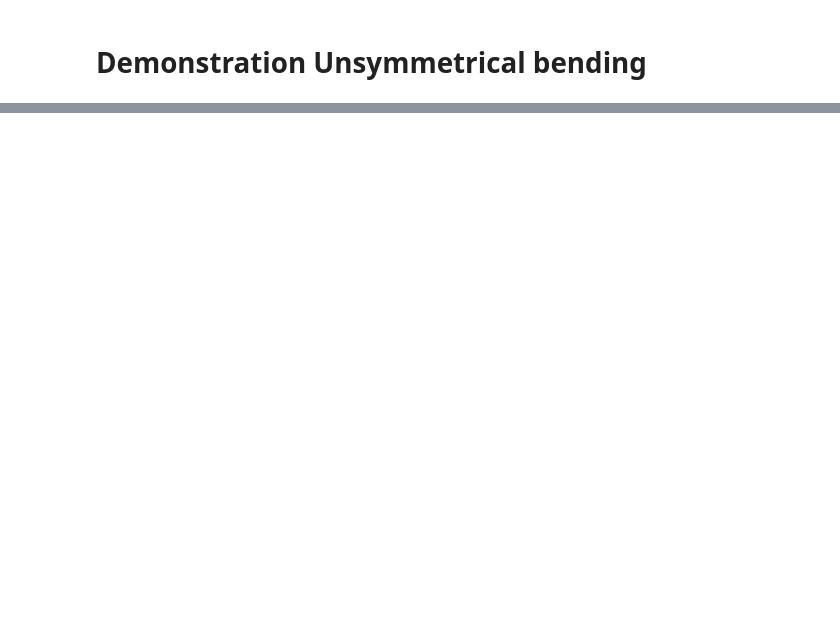
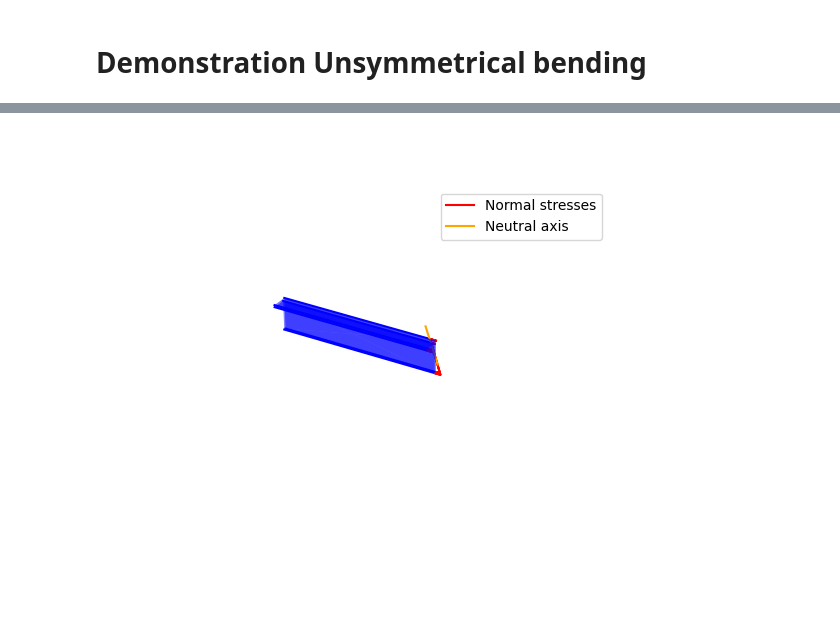
Before and after one commit to TeachBooks/Structural-Mechanics-4, a Jupyter notebook: book/advanced_structural_mechanics/unsymmetrical_bending.ipynb, the cells around one changed output, grey strips where cells are left out. Cells and saved outputs as stored; diff of their text form; code cells hidden in the pictures; blank space fills up the shorter version.

```diff
--- a/book/advanced_structural_mechanics/unsymmetrical_bending.ipynb
+++ b/book/advanced_structural_mechanics/unsymmetrical_bending.ipynb
@@ -49,6 +54,8 @@ u = - y * phi_z + z * phi_y
 w_y_num = sym.lambdify([x,F_z,F_y],w_y.subs(sol).rewrite(sym.Piecewise))
 w_z_num = sym.lambdify([x,F_z,F_y],w_z.subs(sol).rewrite(sym.Piecewise))
 u_num = sym.lambdify([x,F_z,F_y,y,z],u.subs(sol).rewrite(sym.Piecewise))
+sigma = sym.lambdify([x,F_z,F_y,y,z],sigma.subs(sol).rewrite(sym.Piecewise))
+neutral_axis = sym.lambdify([x,F_z,F_y,y],neutral_axis.subs(sol).rewrite(sym.Piecewise))
 # %%
 import matplotlib.pyplot as plt
 import numpy as np
@@ -139,0 +147,94 @@ interactive(children=(IntSlider(value=20, description='Fz:', max=40), IntSlider(
+# %%
+Fz_slider = widgets.IntSlider(value=27, min=0, max=40, step=1, description='Fz:')
+Fy_slider = widgets.IntSlider(value=9, min=0, max=40, step=1, description='Fy:')
+x_slider = widgets.IntSlider(value=750, min=0, max=1500, step=50, description='x:')
+
+sigma_left = sigma(np.linspace(0,1500,100),40,40,75-15.83,-51.67)
+sigma_right = sigma(np.linspace(0,1500,100),40,40,-15.83,-51.67)
+sigma_bottom = sigma(np.linspace(0,1500,100),40,40,-15.83,150-51.67)
+sigma_max = max(max(sigma_left),max(sigma_right),max(sigma_bottom))
+
+scale = 1/sigma_max*100
+
+fig = plt.figure()
+ax = fig.add_subplot(111, projection='3d')
+
+saved_elev, saved_azim = ax.elev, ax.azim
+
+ax.set_ylim3d(-16, 100)
+ax.set_zlim3d(-52, 100)
+ax.set_xlim3d(0, 1500)
+ax.invert_zaxis()
+ax.invert_yaxis()
+
+def update_plot(Fz, Fy, x_stress):
+    xlim_saved = ax.get_xlim3d()
+    ylim_saved = ax.get_ylim3d()
+    zlim_saved = ax.get_zlim3d()
+    #elev_saved = ax.elev
+    #azim_saved = ax.azim
+
+    ax.clear()  # Clear the existing plot
+    x_num = np.linspace(0, x_stress, 2)
+
+    #ax.view_init(elev_saved, azim_saved)
+    ax.set_ylim3d(ylim_saved)
+    ax.set_zlim3d(ylim_saved)
+    ax.set_xlim3d(xlim_saved)
+
+    ax.set_aspect('equal')
+    ax.set_axis_off()
+
+    y_left = np.ones_like(x_num) * (75 - 15.83)
+    y_right = np.ones_like(x_num) * (-15.83)
+    z_left = np.ones_like(x_num) * -51.67
+    z_right = np.ones_like(x_num) * -51.67
+    ax.plot(x_num, y_left, z_left, color='blue')
+    add_surface_between_lines(x_num, x_num, y_left, y_right, z_left, z_right, ax, color='blue')
+    ax.plot(x_num, y_left, z_left+10, color='blue')
+    add_surface_between_lines(x_num, x_num, y_left, y_left, z_left, z_left+10, ax, color='blue')
+    ax.plot(x_num, y_right, z_left, color='blue')
+    ax.plot(x_num, y_right+10, z_left+10, color='blue')
+    add_surface_between_lines(x_num, x_num, y_right+10, y_left, z_left+10, z_left+10, ax, color='blue')
+
+    y_left = np.ones_like(x_num) * (-15.83)
+    z_left = np.ones_like(x_num) * (150 - 51.67)
+    add_surface_between_lines(x_num, x_num, y_left, y_right, z_left, z_right, ax, color='blue')
+    ax.plot(x_num, y_left, z_left, color='blue')
+    add_surface_between_lines(x_num, x_num, y_left, y_left+10, z_left, z_left, ax, color='blue')
+    ax.plot(x_num, y_left+10, z_left, color='blue')
+    add_surface_between_lines(x_num, x_num, y_left+10, y_left+10, z_right+10, z_left, ax, color='blue')
+
+    y_list = [75-15.83,-15.83,-15.83,-15.83+10,-15.83+10,75-15.83,75-15.83]
+    z_list = [-51.67,-51.67,150-51.67,150-51.67,-51.67+10,-51.67+10,-51.67]
+    sigma_A = sigma(x_stress,Fz,Fy,75-15.83,-51.67)
+    sigma_B = sigma(x_stress,Fz,Fy,-15.83,-51.67)
+    sigma_C = sigma(x_stress,Fz,Fy,75-15.83,-51.67+10)
+    sigma_D = sigma(x_stress,Fz,Fy,-15.83+10,150-51.67)
+    sigma_E = sigma(x_stress,Fz,Fy,-15.83,150-51.67)
+    sigma_F = sigma(x_stress,Fz,Fy,-15.83+10,-51.67+10)
+    x_stresses = []
+    y_stresses = []
+    z_stresses = []
+    for i in range(len(y_list)):
+        x_stresses.append(x_stress + scale * sigma(x_stress,Fz,Fy,y_list[i],z_list[i]))
+        x_stresses.append(x_stress)
+        x_stresses.append(x_stress + scale * sigma(x_stress,Fz,Fy,y_list[i],z_list[i]))
+        y_stresses.append(y_list[i])
+        y_stresses.append(y_list[i])
+        y_stresses.append(y_list[i])
+        z_stresses.append(z_list[i])
+        z_stresses.append(z_list[i])
+        z_stresses.append(z_list[i])
+
+    ax.plot(x_stresses, y_stresses,z_stresses, color='red',label='Normal stresses')
+
+    ax.plot([x_stress,x_stress], [-30,70],[neutral_axis(x_stress,Fz,Fy,-30),neutral_axis(x_stress,Fz,Fy,70)], color='orange',label='Neutral axis')
+
+    ax.legend()
+    plt.draw()  # Redraw the updated plot
+
+
+# Display the sliders and the plot
+widgets.interact(update_plot, Fz=Fz_slider, Fy=Fy_slider, x_stress = x_slider);
+# %% [output]
@@ -139,0 +242 @@ interactive(children=(IntSlider(value=20, description='Fz:', max=40), IntSlider(
+[figure, added]
```
Also changed, not shown: parts of 3 cells of this notebook, 1 other file.
